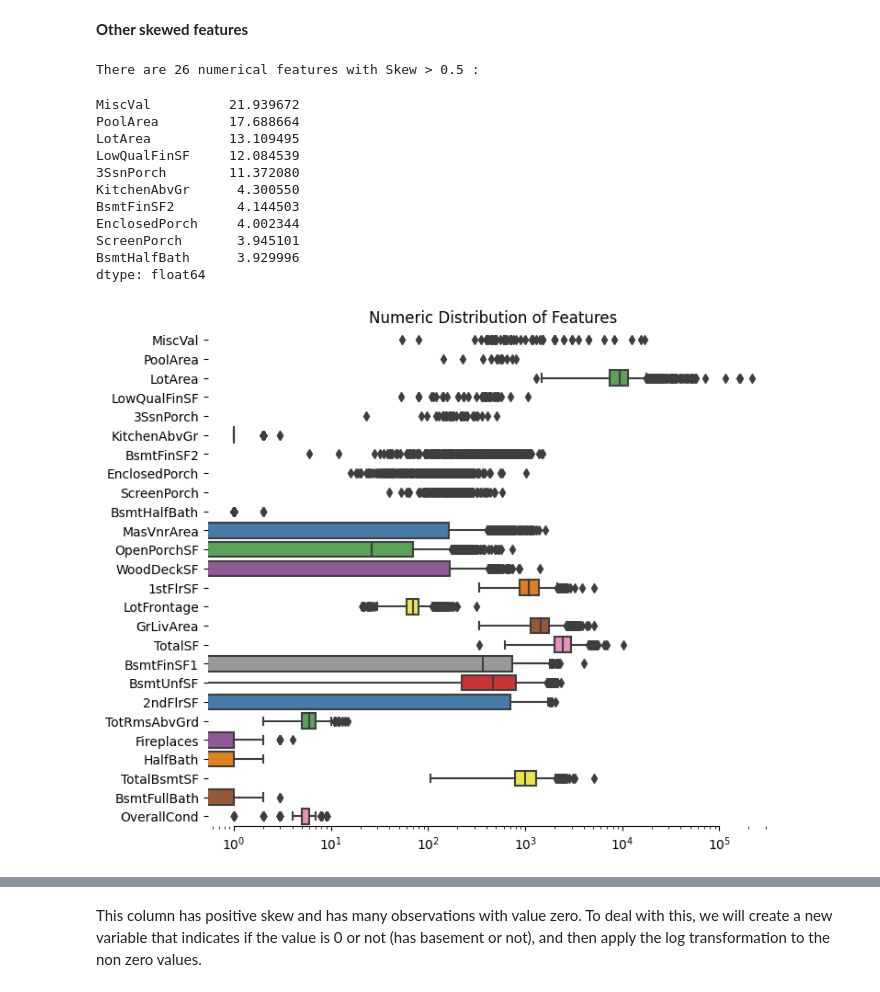
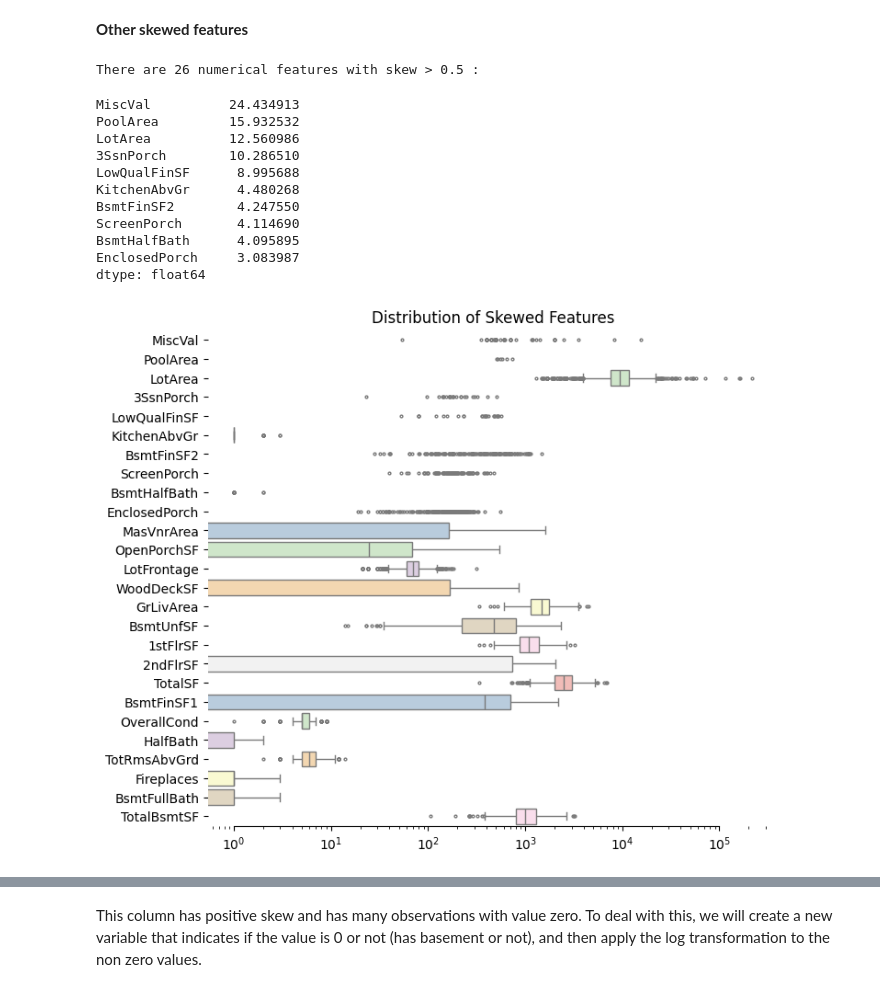
Before and after one commit to yuna17c/housing-price-prediction, a Jupyter notebook: housing-price-prediction.ipynb, the cells around one changed output, grey strips where cells are left out. Drawn from its saved outputs; the diff is of its cells as text; code cells hidden in the pictures.

```diff
--- a/housing-price-prediction.ipynb
+++ b/housing-price-prediction.ipynb
@@ -397,4 +298,6 @@ data.plot.scatter(x='OverallQual', y='SalePrice')
 # %%
 # drop the outliers
-all_data = all_data.drop(all_data[all_data['Id']==1299].index)
-all_data = all_data.drop(all_data[all_data['Id']==524].index)
+X = X.drop(X[X['Id']==1299].index)
+X = X.drop(X[X['Id']==524].index)
+y = np.append(y[:1298],y[1299:])
+y = np.append(y[:523],y[524:])
@@ -409,14 +308,14 @@ ntrain = ntrain-2
 # %%
 cols = ['MSSubClass','YrSold','MoSold']
 for col in cols:
-    all_data[col] = all_data[col].astype(str)
+    X[col] = X[col].astype(str)
 # %% [markdown]
 **New feature**: total areas
 # %%
-all_data['TotalSF'] = all_data['TotalBsmtSF'] + all_data['1stFlrSF'] + all_data['2ndFlrSF']
-all_data['TotalBath'] = all_data['FullBath'] + 0.5*all_data['HalfBath'] + all_data['BsmtFullBath'] + 0.5*all_data['BsmtHalfBath']
-all_data['Has2ndfloor'] = all_data['2ndFlrSF'].apply(lambda x: 1 if x > 0 else 0)
-all_data['TotalQual'] = all_data['OverallQual'] + all_data['OverallCond']
+X['TotalSF'] = X['TotalBsmtSF'] + X['1stFlrSF'] + X['2ndFlrSF']
+X['TotalBath'] = X['FullBath'] + 0.5*X['HalfBath'] + X['BsmtFullBath'] + 0.5*X['BsmtHalfBath']
+X['Has2ndfloor'] = X['2ndFlrSF'].apply(lambda x: 1 if x > 0 else 0)
+X['TotalQual'] = X['OverallQual'] + X['OverallCond']
 # %% [markdown]
 **Normality**
 Since SalePrice is positively skewed, we will apply log transformation.
@@ -437,46 +341,42 @@ res = stats.probplot(y, plot=plt)
 **Other skewed features**
 # %%
 # find skewed numerical features
-from scipy.stats import skew, norm
-from scipy.special import boxcox1p
-from scipy.stats import boxcox_normmax
-
 numeric_dtypes = ['int16', 'int32', 'int64', 'float16', 'float32', 'float64']
 numeric = []
-for i in all_data.columns:
-    if all_data[i].dtype in numeric_dtypes:
+for i in X.columns:
+    if X[i].dtype in numeric_dtypes:
         numeric.append(i)
 
-skew_features = all_data[numeric].apply(lambda x: skew(x)).sort_values(ascending=False)
+skew_features = X[numeric].apply(lambda x: skew(x)).sort_values(ascending=False)
 
 high_skew = skew_features[skew_features > 0.5]
 skew_index = high_skew.index
 
-print("There are {} numerical features with Skew > 0.5 :".format(high_skew.shape[0]))
+print("There are {} numerical features with skew > 0.5 :".format(high_skew.shape[0]))
 skewness = pd.DataFrame({'Skew' :high_skew})
 skew_features.head(10)
 # %% [output]
-There are 26 numerical features with Skew > 0.5 :
+There are 26 numerical features with skew > 0.5 :
-MiscVal          21.939672
-PoolArea         17.688664
-LotArea          13.109495
-LowQualFinSF     12.084539
-3SsnPorch        11.372080
-KitchenAbvGr      4.300550
-BsmtFinSF2        4.144503
-EnclosedPorch     4.002344
-ScreenPorch       3.945101
-BsmtHalfBath      3.929996
+MiscVal          24.434913
+PoolArea         15.932532
+LotArea          12.560986
+3SsnPorch        10.286510
+LowQualFinSF      8.995688
+KitchenAbvGr      4.480268
+BsmtFinSF2        4.247550
+ScreenPorch       4.114690
+BsmtHalfBath      4.095895
+EnclosedPorch     3.083987
 dtype: float64
 # %%
 # create box plots for highly skewed columns
 f, ax = plt.subplots(figsize=(8, 7))
 ax.set_xscale("log")
-ax = sns.boxplot(data=all_data[skew_index] , orient="h", palette="Set1")
+ax = sns.boxplot(data=X[skew_index], orient="h", palette="Pastel1", fliersize=2)
 ax.xaxis.grid(False)
-ax.set(title="Numeric Distribution of Features")
+ax.set(title="Distribution of Skewed Features")
 sns.despine(trim=True, left=True)
 # %% [output]
-[figure, old version]
+[figure, new version]
 # %%
 # normalize skewed features
```
Also changed, not shown: parts of 105 cells of this notebook, 2 other files.
